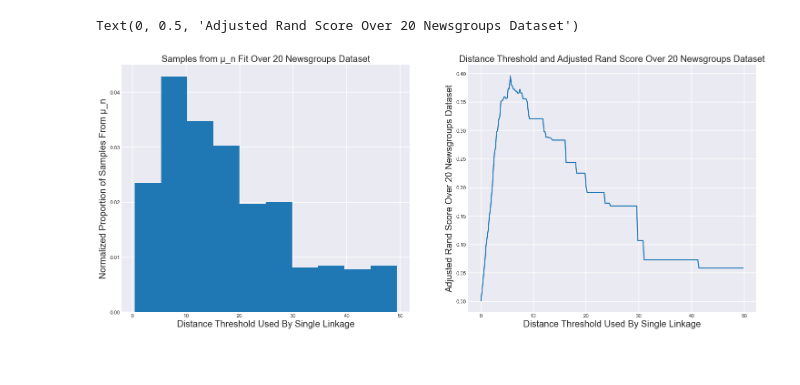
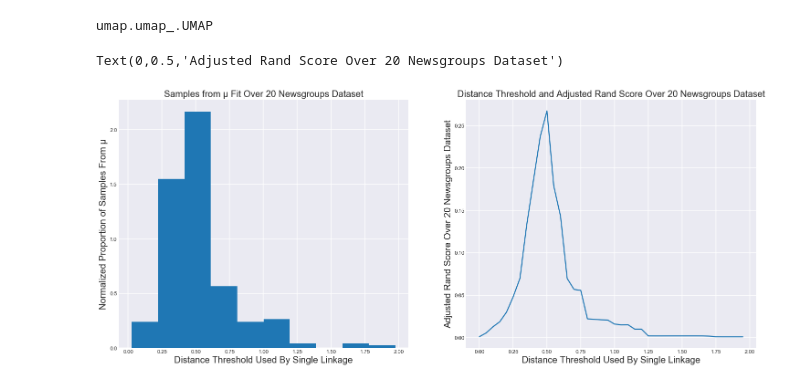
Before and after one commit to dshieble/FunctorialHyperparameters, a Jupyter notebook: notebooks/Learn Clustering Parameters.ipynb, the cells around one changed output. Drawn from its saved outputs; the diff is of its cells as text; code cells hidden in the pictures.

```diff
--- a/notebooks/Learn Clustering Parameters.ipynb
+++ b/notebooks/Learn Clustering Parameters.ipynb
@@ -17,16 +15,24 @@ from memoization import cached
 plt.style.use("seaborn-darkgrid")
 
 X_news, y_news = load_umap_newsgroups(sampling=10, n_components=10)
+# %%
+import umap
+umap.UMAP
+# %% [output]
+umap.umap_.UMAP
 # %%
 @cached
 def get_rand_score(distance_threshold, X, y, eps=1e-3):
     predicted = AgglomerativeClustering(distance_threshold=distance_threshold, n_clusters=None, linkage='single').fit_predict(X)
     return eps + adjusted_rand_score(predicted, y)
 
-distance_thresholds = np.arange(0,50, 0.2)
+
+left = 0
+right = 2
+distance_thresholds = np.arange(left,right, 0.05)
 scores = [get_rand_score(distance_threshold, X_news, y_news) for distance_threshold in distance_thresholds]
 # %%
-def mcmc(steps, left=0, right=50):
+def mcmc(steps, left, right):
     states = []
     current = np.random.uniform(left, right)
     for i in tqdm(range(steps)):
@@ -43,24 +49,24 @@ def mcmc(steps, left=0, right=50):
 
 steps = 1000
 burn_in = int(steps * 0.2)
-raw_samples = mcmc(steps)
+raw_samples = mcmc(steps, left=left, right=right)
 samples = raw_samples[burn_in:]
 # %%
 %matplotlib inline
 
 plt.figure(figsize=(25,10))
 
 plt.subplot(1,2,1)
 plt.hist(samples, density=True)
-plt.title("Samples from {}_n Fit Over 20 Newsgroups Dataset".format(chr(956)), fontsize=20)
+plt.title("Samples from {} Fit Over 20 Newsgroups Dataset".format(chr(956)), fontsize=20)
 plt.xlabel("Distance Threshold Used By Single Linkage", fontsize=20)
-plt.ylabel("Normalized Proportion of Samples From {}_n".format(chr(956)), fontsize=20)
+plt.ylabel("Normalized Proportion of Samples From {}".format(chr(956)), fontsize=20)
 
 plt.subplot(1,2,2)
 plt.plot(distance_thresholds, scores)
 plt.title("Distance Threshold and Adjusted Rand Score Over 20 Newsgroups Dataset", fontsize=20)
 plt.xlabel("Distance Threshold Used By Single Linkage", fontsize=20)
 plt.ylabel("Adjusted Rand Score Over 20 Newsgroups Dataset", fontsize=20)
 # %% [output]
-Text(0, 0.5, 'Adjusted Rand Score Over 20 Newsgroups Dataset')
+Text(0,0.5,'Adjusted Rand Score Over 20 Newsgroups Dataset')
-[figure, old version]
+[figure, new version]
```
Also changed, not shown: parts of 1 cell of this notebook.
